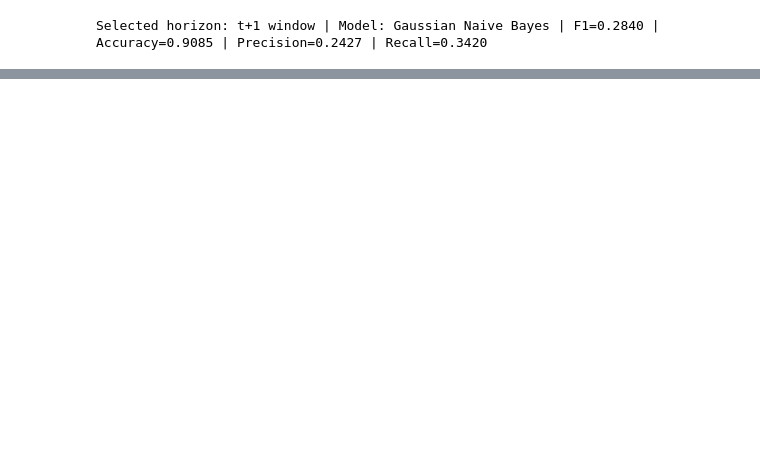
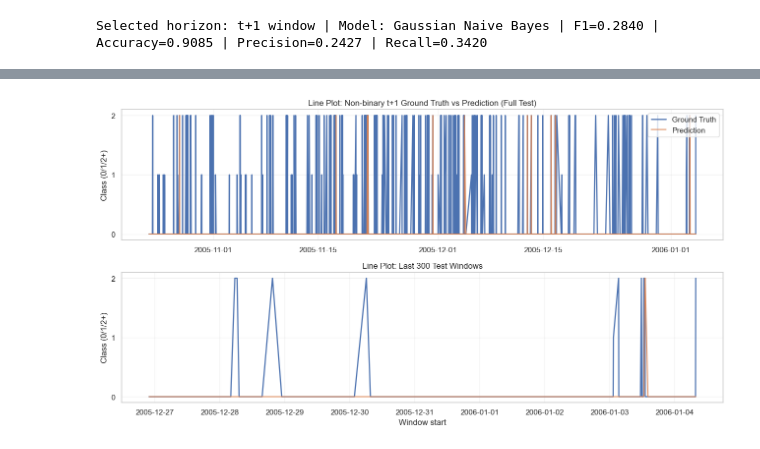
Before and after one commit to sidqian123/log-ml, a Jupyter notebook: notebooks/05_bgl_window_classification.ipynb, the cells around one changed output, grey strips where cells are left out. Saved outputs shown, nothing was run; the diff lists cells and outputs as text; code cells hidden in the pictures; blank space fills up the shorter version.

```diff
--- a/notebooks/05_bgl_window_classification.ipynb
+++ b/notebooks/05_bgl_window_classification.ipynb
@@ -801,0 +1078,37 @@ Selected horizon: t+1 window | Model: Gaussian Naive Bayes | F1=0.2840 | Accurac
+# %%
+# True line plot over time series (GT vs Prediction) for non-binary t+1.
+if 'ts_nonbinary_df' not in globals():
+    ts_nonbinary_df = pd.DataFrame({
+        'window_start': test_df['window_start'].reset_index(drop=True),
+        'ground_truth_class': y_test_mc.reset_index(drop=True),
+        'predicted_class': pd.Series(pred_test_tuned if 'pred_test_tuned' in globals() else best_mc_pred),
+    })
+
+ts_line_df = ts_nonbinary_df.sort_values('window_start').reset_index(drop=True)
+
+fig, axes = plt.subplots(2, 1, figsize=(13, 7), sharey=True)
+
+# Full series line plot.
+axes[0].plot(ts_line_df['window_start'], ts_line_df['ground_truth_class'], label='Ground Truth', linewidth=1.8)
+axes[0].plot(ts_line_df['window_start'], ts_line_df['predicted_class'], label='Prediction', linewidth=1.5, alpha=0.9)
+axes[0].set_title('Line Plot: Non-binary t+1 Ground Truth vs Prediction (Full Test)')
+axes[0].set_ylabel('Class (0/1/2+)')
+axes[0].set_yticks([0, 1, 2])
+axes[0].grid(alpha=0.25)
+axes[0].legend(loc='upper right')
+
+# Zoomed last segment.
+zoom_n = min(300, len(ts_line_df))
+zoom_df = ts_line_df.iloc[-zoom_n:]
+axes[1].plot(zoom_df['window_start'], zoom_df['ground_truth_class'], label='Ground Truth', linewidth=1.8)
+axes[1].plot(zoom_df['window_start'], zoom_df['predicted_class'], label='Prediction', linewidth=1.5, alpha=0.9)
+axes[1].set_title(f'Line Plot: Last {zoom_n} Test Windows')
+axes[1].set_xlabel('Window start')
+axes[1].set_ylabel('Class (0/1/2+)')
+axes[1].set_yticks([0, 1, 2])
+axes[1].grid(alpha=0.25)
+
+plt.tight_layout()
+plt.show()
+# %% [output]
+[figure, added]
```
Also changed, not shown: parts of 4 cells of this notebook.
